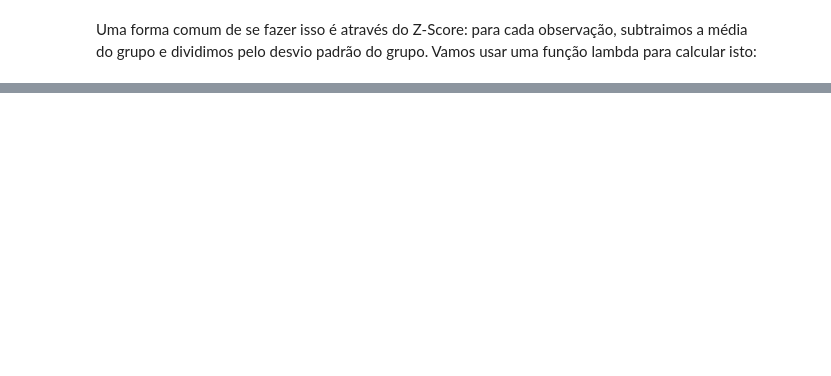
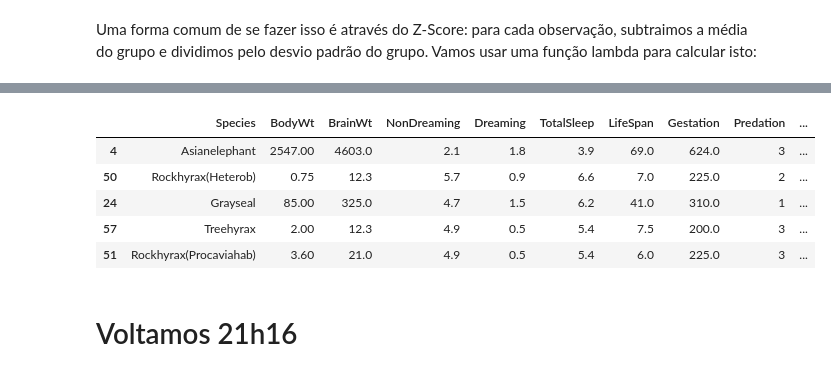
Before and after one commit to sadguilherme/99_PT_JAN2023, a Jupyter notebook: aulas/20230214 Funções Lambda.ipynb, the cells around one changed output, grey strips where cells are left out. Cells and saved outputs as stored; diff of their text form; code cells hidden in the pictures; blank space fills up the shorter version.

```diff
--- a/aulas/20230214 Funções Lambda.ipynb
+++ b/aulas/20230214 Funções Lambda.ipynb
@@ -207,0 +633,11 @@ tb_sleep.sort_values('zs_totalsleep_danger', ascending=False).head()
+# %%
+tb_sleep.sort_values('zs_totalsleep_danger', ascending=True).head()
+# %% [output]
+|  | Species | BodyWt | BrainWt | NonDreaming | Dreaming | TotalSleep | LifeSpan | Gestation | Predation | ... |
+| 4 | Asianelephant | 2547.00 | 4603.0 | 2.1 | 1.8 | 3.9 | 69.0 | 624.0 | 3 | ... |
+| 50 | Rockhyrax(Heterob) | 0.75 | 12.3 | 5.7 | 0.9 | 6.6 | 7.0 | 225.0 | 2 | ... |
+| 24 | Grayseal | 85.00 | 325.0 | 4.7 | 1.5 | 6.2 | 41.0 | 310.0 | 1 | ... |
+| 57 | Treehyrax | 2.00 | 12.3 | 4.9 | 0.5 | 5.4 | 7.5 | 200.0 | 3 | ... |
+| 51 | Rockhyrax(Procaviahab) | 3.60 | 21.0 | 4.9 | 0.5 | 5.4 | 6.0 | 225.0 | 3 | ... |
+# %% [markdown]
+# Voltamos 21h16
```
Also changed, not shown: parts of 62 cells of this notebook.
